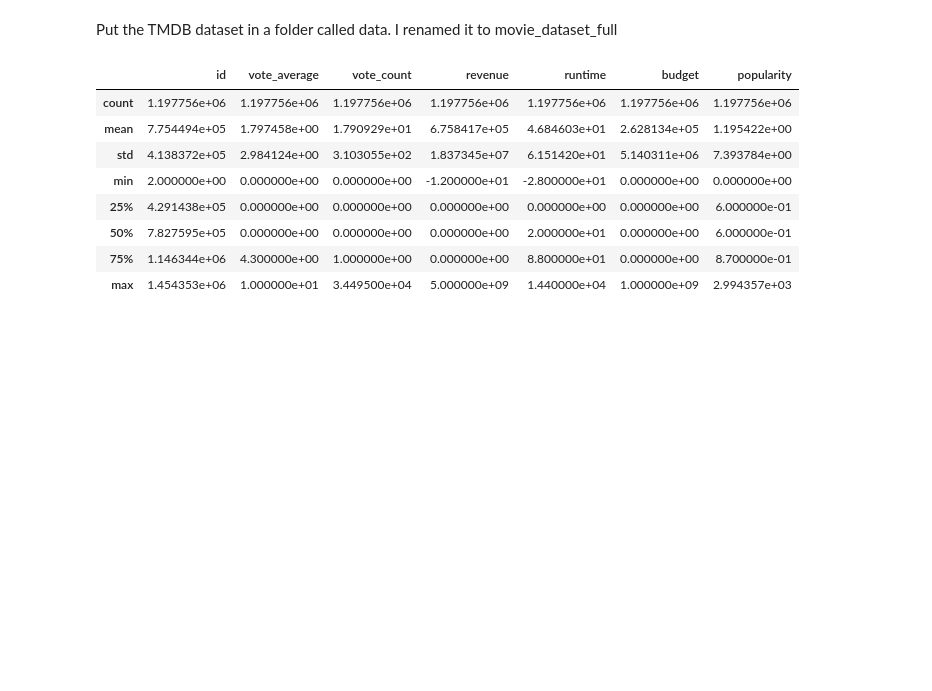
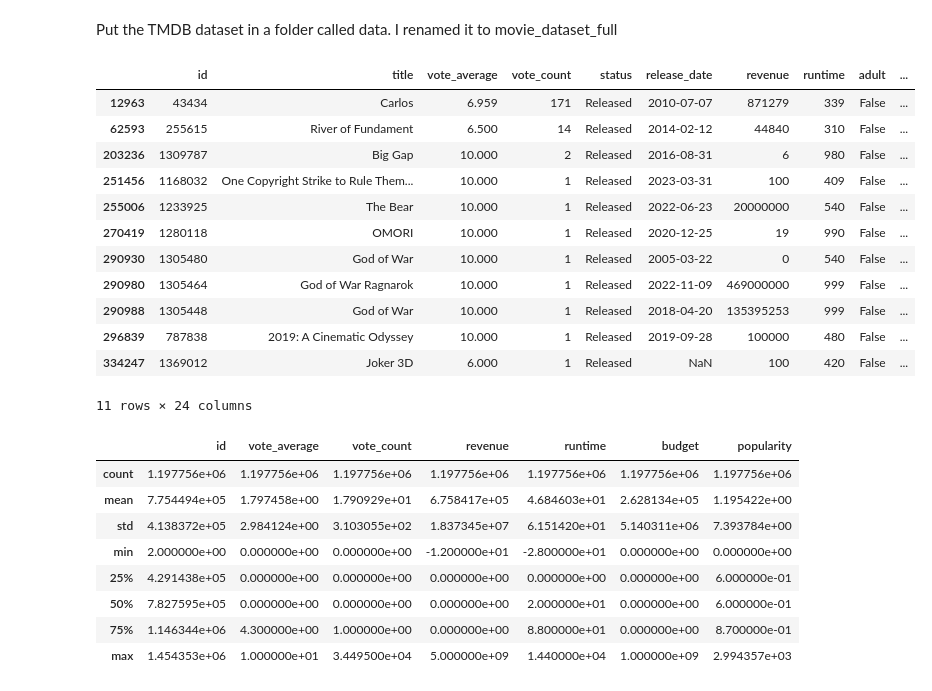
Before and after one commit to lansantuyo/113i-movie-analysis, a Jupyter notebook: preprocessing.ipynb, the cells around one changed output. Drawn from its saved outputs; the diff is of its cells as text; code cells hidden in the pictures; blank space fills up the shorter version.

```diff
--- a/preprocessing.ipynb
+++ b/preprocessing.ipynb
@@ -14,6 +14,30 @@ Put the TMDB dataset in a folder called data. I renamed it to movie_dataset_full
 # %%
 df = pd.read_csv("data/movie_dataset_full.csv")
 complete_df = df.copy()
+# %%
+titles_to_match = [
+    'God of War Ragnarok', 'God of War', 'OMORI', 'Big Gap', 'The Bear',
+    '2019: A Cinematic Odyssey', 'Joker 3D', 'One Copyright Strike to Rule Them All',
+    'Carlos', 'River of Fundament'
+]
+
+test = complete_df[complete_df['title'].isin(titles_to_match)]
+test = test[test['runtime'] > 300]
+test
+# %% [output]
+|  | id | title | vote_average | vote_count | status | release_date | revenue | runtime | adult | ... |
+| 12963 | 43434 | Carlos | 6.959 | 171 | Released | 2010-07-07 | 871279 | 339 | False | ... |
+| 62593 | 255615 | River of Fundament | 6.500 | 14 | Released | 2014-02-12 | 44840 | 310 | False | ... |
+| 203236 | 1309787 | Big Gap | 10.000 | 2 | Released | 2016-08-31 | 6 | 980 | False | ... |
+| 251456 | 1168032 | One Copyright Strike to Rule Them... | 10.000 | 1 | Released | 2023-03-31 | 100 | 409 | False | ... |
+| 255006 | 1233925 | The Bear | 10.000 | 1 | Released | 2022-06-23 | 20000000 | 540 | False | ... |
+| 270419 | 1280118 | OMORI | 10.000 | 1 | Released | 2020-12-25 | 19 | 990 | False | ... |
+| 290930 | 1305480 | God of War | 10.000 | 1 | Released | 2005-03-22 | 0 | 540 | False | ... |
+| 290980 | 1305464 | God of War Ragnarok | 10.000 | 1 | Released | 2022-11-09 | 469000000 | 999 | False | ... |
+| 290988 | 1305448 | God of War | 10.000 | 1 | Released | 2018-04-20 | 135395253 | 999 | False | ... |
+| 296839 | 787838 | 2019: A Cinematic Odyssey | 10.000 | 1 | Released | 2019-09-28 | 100000 | 480 | False | ... |
+| 334247 | 1369012 | Joker 3D | 6.000 | 1 | Released | NaN | 100 | 420 | False | ... |
+11 rows × 24 columns
 # %%
 complete_df.describe()
 # %% [output]
```
Also changed, not shown: parts of 3 cells of this notebook, 1 other file.
